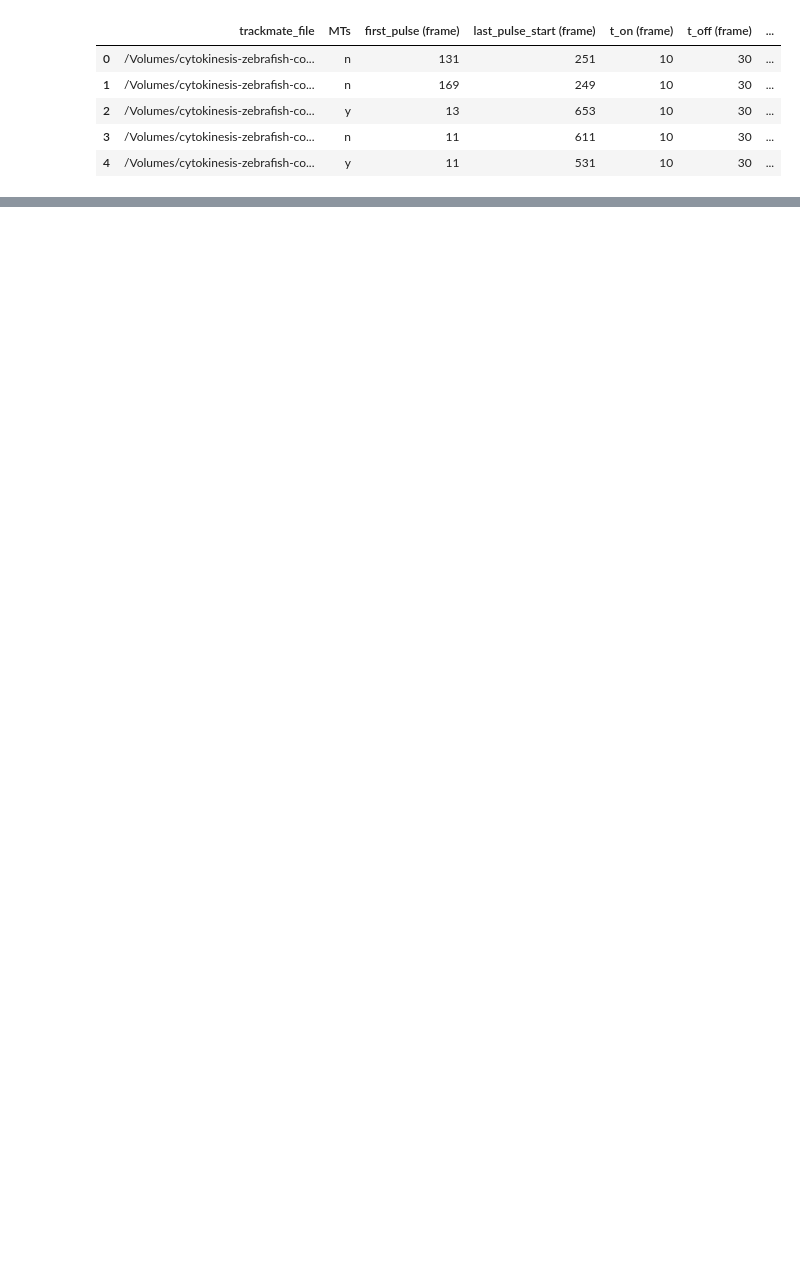
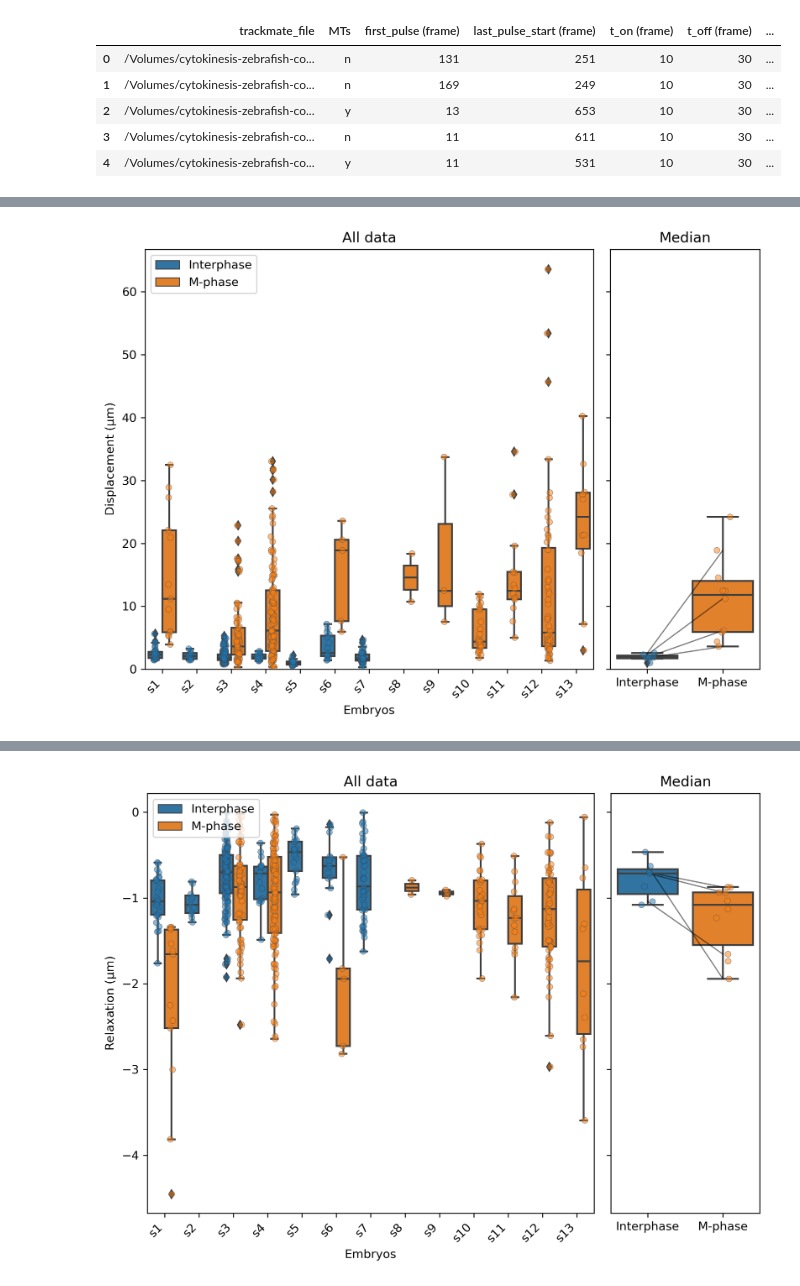
Before and after one commit to ursaursic/cytokinesis_zebrafish, a Jupyter notebook: beads_in_zebrafish/magnetic_tweezers_SD/2_model_independent_analysis.ipynb, the cells around one changed output, grey strips where cells are left out. Saved outputs shown, nothing was run; the diff lists cells and outputs as text; code cells hidden in the pictures; blank space fills up the shorter version.

```diff
--- a/beads_in_zebrafish/magnetic_tweezers_SD/2_model_independent_analysis.ipynb
+++ b/beads_in_zebrafish/magnetic_tweezers_SD/2_model_independent_analysis.ipynb
@@ -309,0 +142,72 @@ Interphase
+# %%
+df_results = df_results.sort_values(by=['MT_status', 'embryo'], ascending=[False, True])
+# Define the mapping
+mapping = {'y': 'Interphase', 'n': 'M-phase'}
+
+# Create a new column based on the mapping
+df_results['Phase'] = df_results['MT_status'].map(mapping)
+
+df_median_stats = pd.DataFrame(columns=['mean', 'std', 'median', 'q1', 'q3', 'parameter'])
+
+params = ['rising_dif', 'relaxing_dif', 'rising_dif_norm', 'rising_dif_norm_inverse', 'relative_dif']
+labels = ['Displacement ($\mathrm{\\mu m}$)', 'Relaxation ($\mathrm{\\mu m}$)', 'Displacement / Force ($\mathrm{\\mu m}$ / pN)', 'Force / Displacement (pN / $\mathrm{\\mu m}$)', 'Relaxation ($\mathrm{\\mu m}$) / Displacement ($\mathrm{\\mu m}$)']
+
+df = df_results
+for (param, label) in zip(params, labels):
+
+    # Calculate statistics
+    stats = df.groupby(['MT_status', 'embryo'])[param].agg(['mean', 'std', 'median', lambda x: np.percentile(x, 25), lambda x: np.percentile(x, 75)])
+    stats.columns = ['mean', 'std', 'median', 'q1', 'q3']
+    stats = stats.reset_index()
+    stats = stats.sort_values(by='MT_status', ascending=False)
+
+    # Create subplots
+    fig, axes = plt.subplots(1, 2, figsize=(8, 6), dpi=300, sharey=True, gridspec_kw={'width_ratios': [3, 1]})
+
+    # First subplot: Combined boxplot and stripplot
+    sns.boxplot(ax=axes[0], x='embryo', y=param, hue='Phase', data=df)
+    sns.stripplot(ax=axes[0], x='embryo', y=param, hue='Phase', dodge=True, data=df, jitter=True, alpha=0.5, linewidth=0.5, legend=False)
+    axes[0].set_xticks(ticks=range(len(df['embryo'].unique())))
+    axes[0].set_xticklabels(labels=['s' + str(i+1) for i in range(len(df['embryo'].unique()))], rotation=45, ha='right')
+    axes[0].set_ylabel(label)
+    axes[0].set_xlabel('Embryos')
+
+    # Add custom legend to the first plot
+    axes[0].legend(loc='upper left')
+    axes[0].set_title('All data')
+
+    # Second subplot: Summary statistics
+    sns.boxplot(ax=axes[1], x='MT_status', y='median', data=stats)
+    sns.stripplot(ax=axes[1], x='MT_status', y='median', hue='MT_status', data=stats, jitter=True, alpha=0.5, linewidth=0.5, legend=False)
+    axes[1].set_ylabel('')
+    axes[1].set_xlabel('')
+    axes[1].set_xticklabels(labels=['Interphase', 'M-phase'])
+    axes[1].set_title(f'Median')
+
+     # Calculate statistics
+    stats_ = stats.drop(columns=['embryo'])
+    print(stats_)
+    stats_of_stats = stats_[['MT_status', 'median']].groupby(['MT_status']).agg(['mean', 'std', 'median', lambda x: np.percentile(x, 25), lambda x: np.percentile(x, 75)])
+    stats_of_stats.columns = ['mean', 'std', 'median', 'q1', 'q3']
+    stats_of_stats['parameter'] = param
+    stats_of_stats = stats_of_stats.reset_index()
+    stats_of_stats = stats_of_stats.sort_values(by='MT_status', ascending=False)
+    print(stats_of_stats)
+
+    df_median_stats = pd.concat([df_median_stats, stats_of_stats])
+
+    for embryo in stats['embryo'].unique():
+        if len(stats.loc[stats['embryo']==embryo, 'median'].values) == 2:
+            axes[1].plot(['y', 'n'], stats.loc[stats['embryo']==embryo, 'median'].values, 'k-', alpha = 0.5, linewidth=1)
+
+    # Show the plots
+    if param != 'relaxing_dif':
+        plt.ylim(bottom=0)
+    if param == 'rising_dif_norm_inverse':
+        plt.ylim(top=100)
+    plt.tight_layout()
+
+    if save_to_server:
+        plt.savefig(f'{results_dir}results/result_{param}.svg', format='svg')
+    plt.show()
+# %% [output]
@@ -309,0 +231 @@ Interphase
+[figure, added]
@@ -309,0 +249 @@ Interphase
+[figure, added]
```
Also changed, not shown: parts of 7 cells of this notebook, 4 other files.
